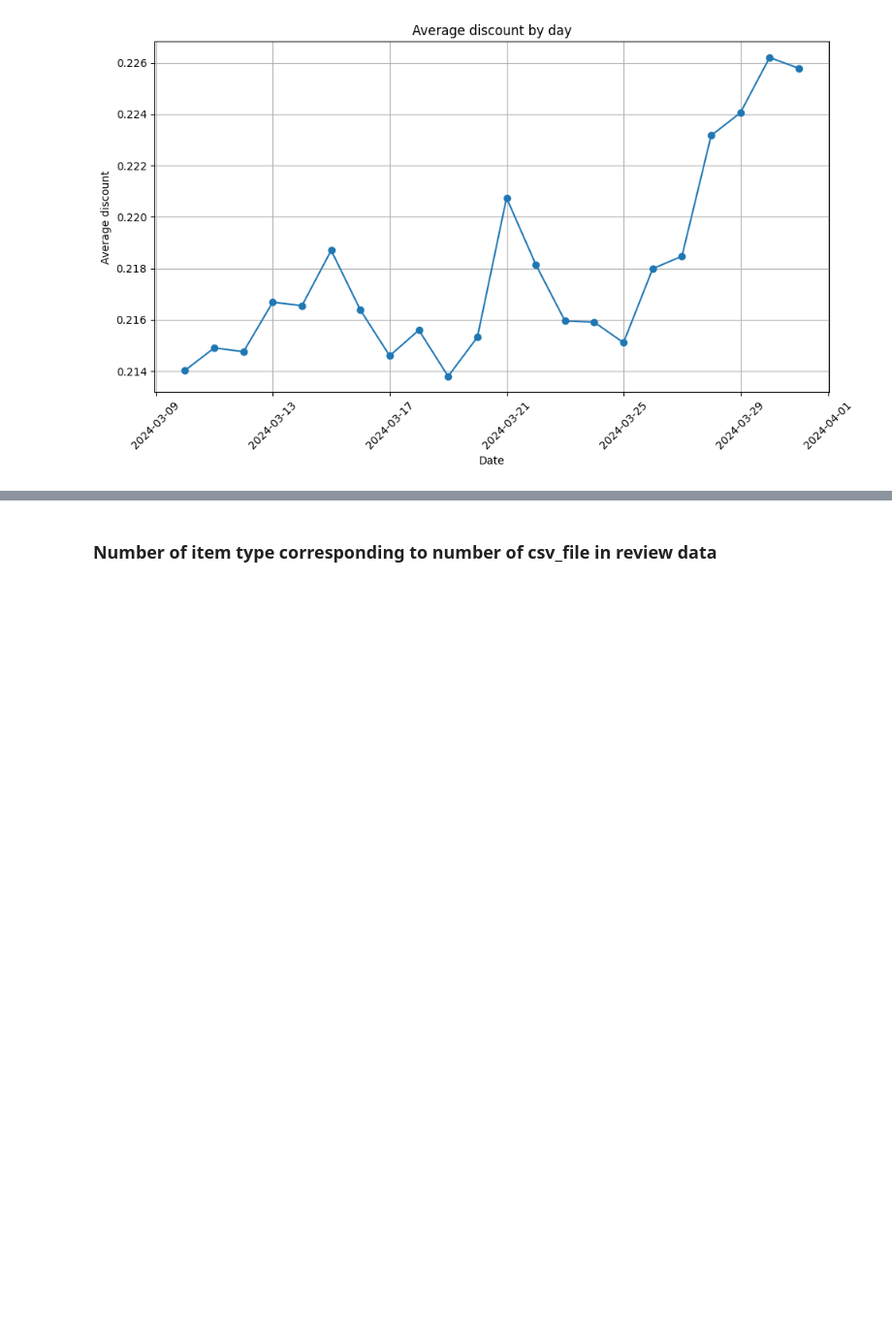
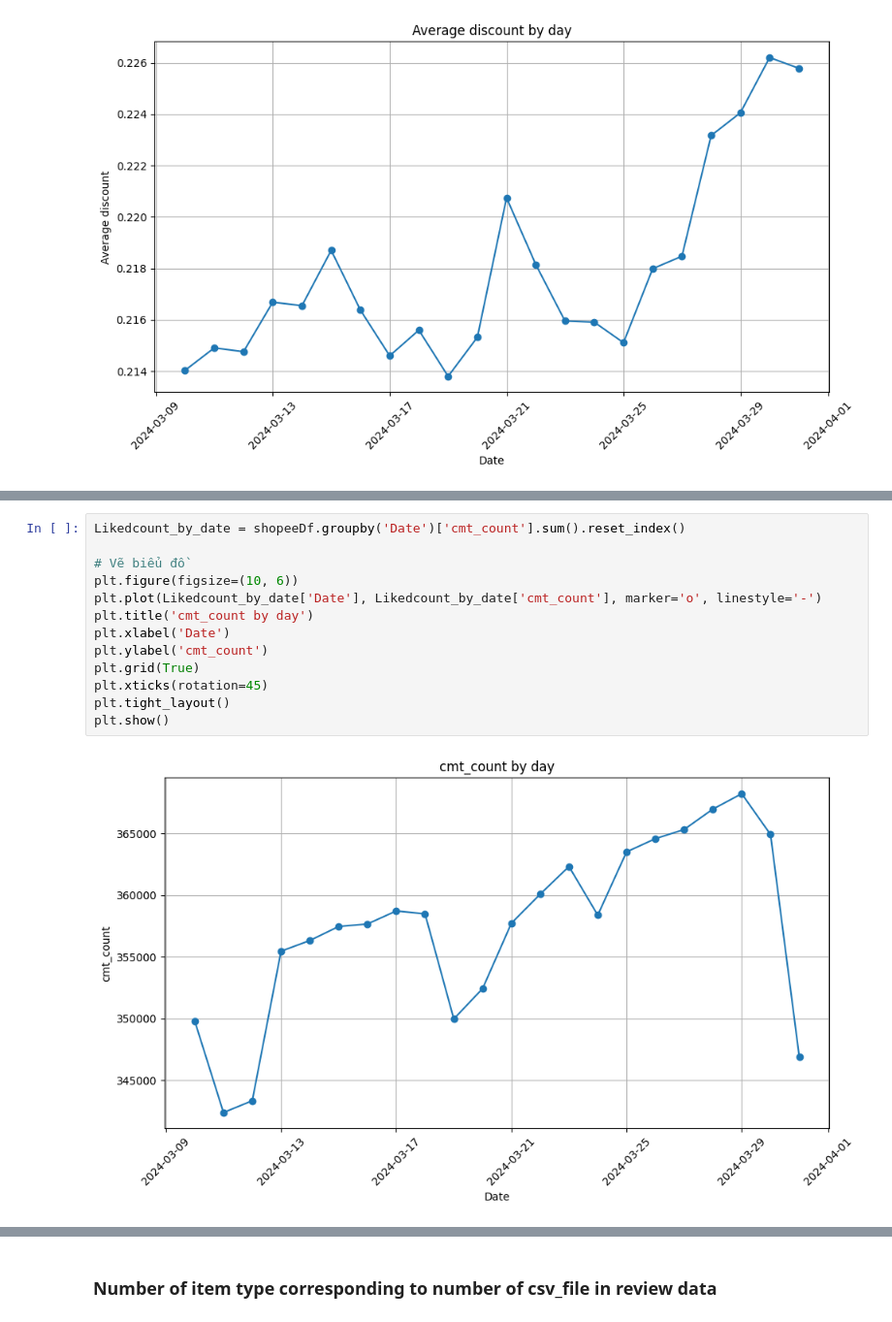
Before and after one commit to ntrami/DataGenius-Test, a Jupyter notebook: datagenius-test.ipynb, the cells around one changed output, grey strips where cells are left out. Shown at 97% size. Saved outputs shown, nothing was run; the diff lists cells and outputs as text; blank space fills up the shorter version.

```diff
--- a/datagenius-test.ipynb
+++ b/datagenius-test.ipynb
@@ -249 +270,16 @@ plt.show()
+# %%
+Likedcount_by_date = shopeeDf.groupby('Date')['cmt_count'].sum().reset_index()
+
+# Vẽ biểu đồ
+plt.figure(figsize=(10, 6))
+plt.plot(Likedcount_by_date['Date'], Likedcount_by_date['cmt_count'], marker='o', linestyle='-')
+plt.title('cmt_count by day')
+plt.xlabel('Date')
+plt.ylabel('cmt_count')
+plt.grid(True)
+plt.xticks(rotation=45)
+plt.tight_layout()
+plt.show()
+# %% [output]
+[figure, added]
 # %%
```
Also changed, not shown: parts of 11 cells of this notebook.
